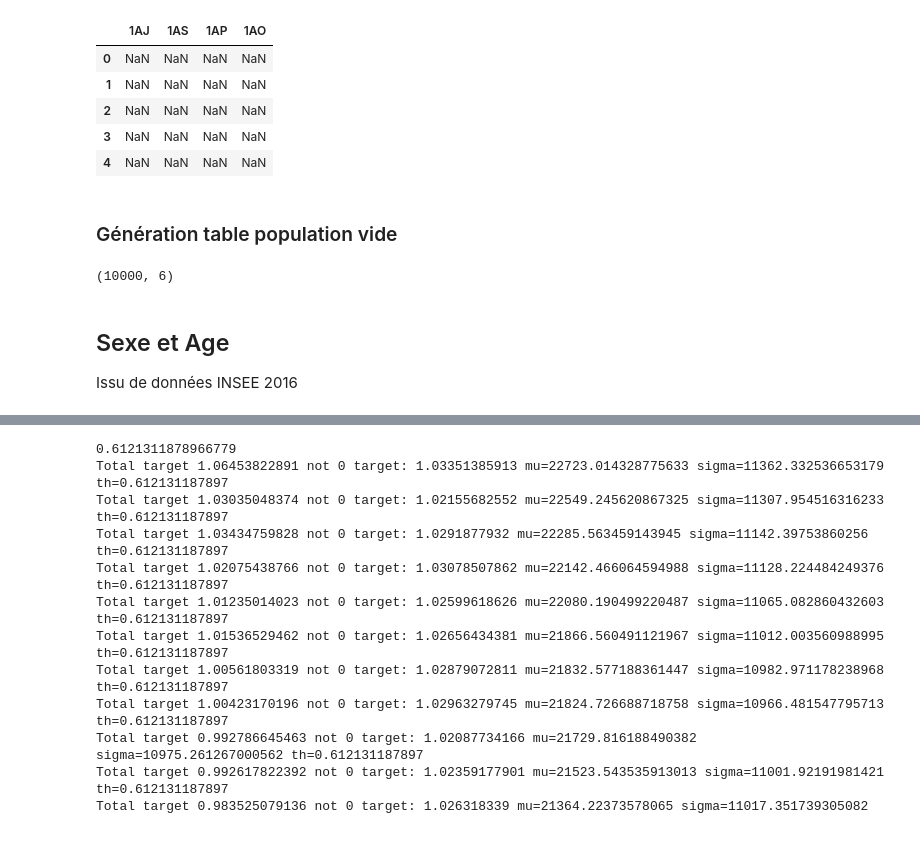
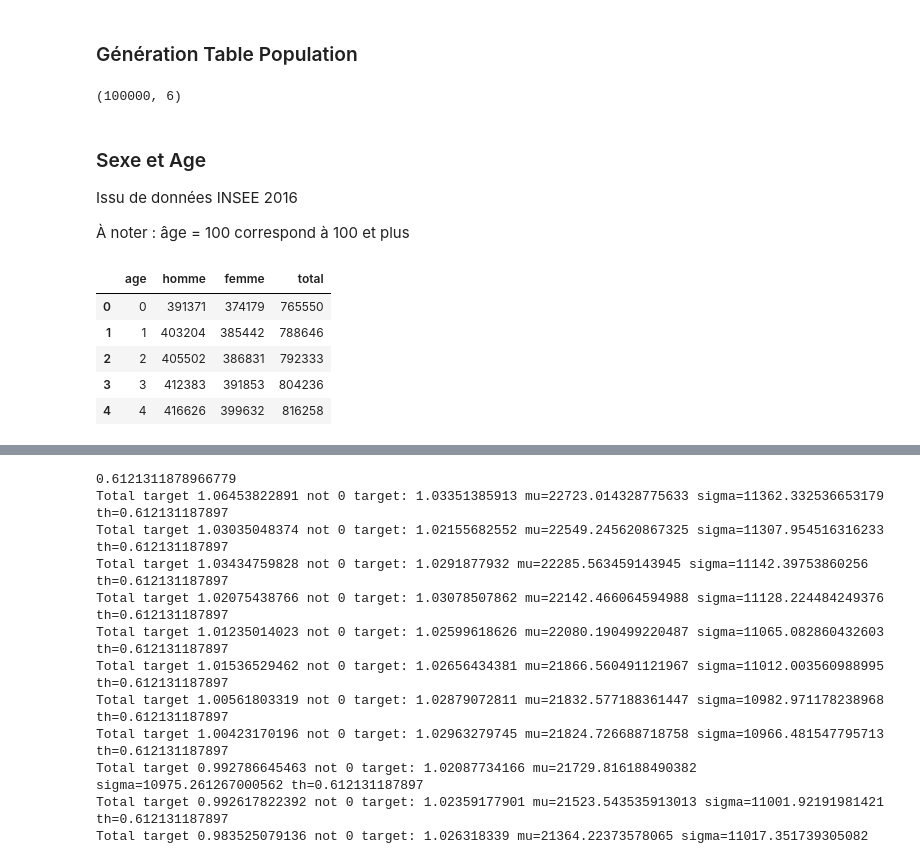
Before and after one commit to edarin/population_simulator, a Jupyter notebook: src/Simulation_brute.ipynb, the cells around one changed output, grey strips where cells are left out. Drawn from its saved outputs; the diff is of its cells as text; code cells hidden in the pictures.

```diff
--- a/src/Simulation_brute.ipynb
+++ b/src/Simulation_brute.ipynb
@@ -28,29 +13,35 @@ pourcent_situations
+# %% [markdown]
+### Génération Table Population
 # %%
-openfisca_entry_variables = ['1AJ', '1AS', '1AP', '1AO'] # à compléter au fur et à mesure
-index = np.arange(nbr_foyer/1000)
-population = pd.DataFrame(columns=openfisca_entry_variables, index = index)
-len(population)
-population.head()
+openfisca_entry_variables = ['age','sexe','1AJ', '1AS', '1AP', '1AO'] # à compléter au fur et à mesure
+sample_size = 10000
+index = np.arange(sample_size)
+population = pd.DataFrame(columns = openfisca_entry_variables, index = index)
+
+population.shape
 # %% [output]
-|  | 1AJ | 1AS | 1AP | 1AO |
-| 0 | NaN | NaN | NaN | NaN |
-| 1 | NaN | NaN | NaN | NaN |
-| 2 | NaN | NaN | NaN | NaN |
-| 3 | NaN | NaN | NaN | NaN |
-| 4 | NaN | NaN | NaN | NaN |
+(100000, 6)
-# %% [markdown]
-### Génération table population vide
-# %%
-openfisca_entry_variables = ['age','sexe','1AJ', '1AS', '1AP', '1AO'] # à compléter au fur et à mesure
-sample_size=10000
-index = np.arange(sample_size)
-population = pd.DataFrame(columns=openfisca_entry_variables, index = index)
-population.head()
-population.shape
-# %% [output]
-(10000, 6)
 # %% [markdown]
-## Sexe et Age
+### Sexe et Age
 
 Issu de données INSEE 2016
+
+À noter : âge = 100 correspond à 100 et plus
+# %%
+#path à revoir
+reference_sexe = pd.read_csv("/home/edarin/Dev/population_simulator/data/demographie/pop_age_sexe_2016.csv")
+reference_sexe.rename(columns={'age_revolu': 'age'}, inplace=True)
+
+assert all([dtype == np.int64 for dtype in reference_sexe.dtypes])
+
+# assert all([col == population.columns for col in reference_sexe.columns]) peut-être un jour
+
+reference_sexe.head()
+# %% [output]
+|  | age | homme | femme | total |
+| 0 | 0 | 391371 | 374179 | 765550 |
+| 1 | 1 | 403204 | 385442 | 788646 |
+| 2 | 2 | 405502 | 386831 | 792333 |
+| 3 | 3 | 412383 | 391853 | 804236 |
+| 4 | 4 | 416626 | 399632 | 816258 |
 # %%
```
Also changed, not shown: parts of 12 cells of this notebook, 1 other file.
